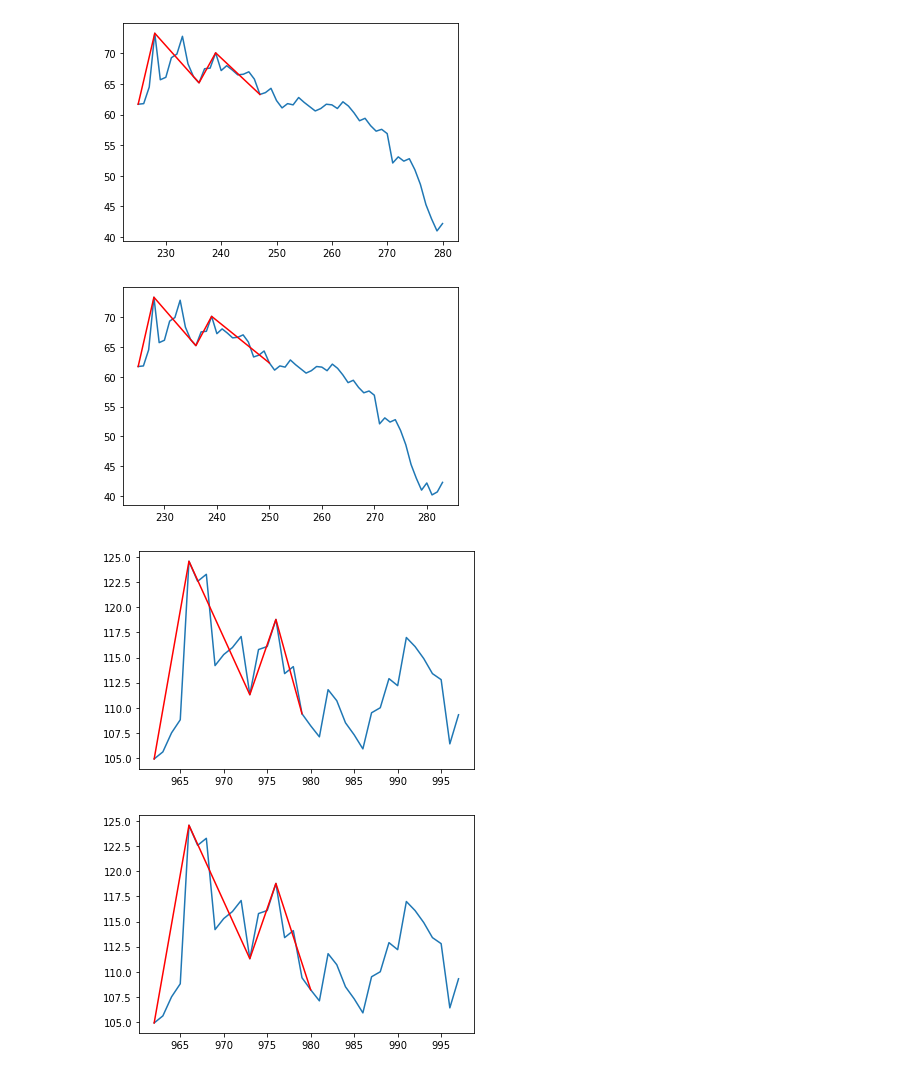
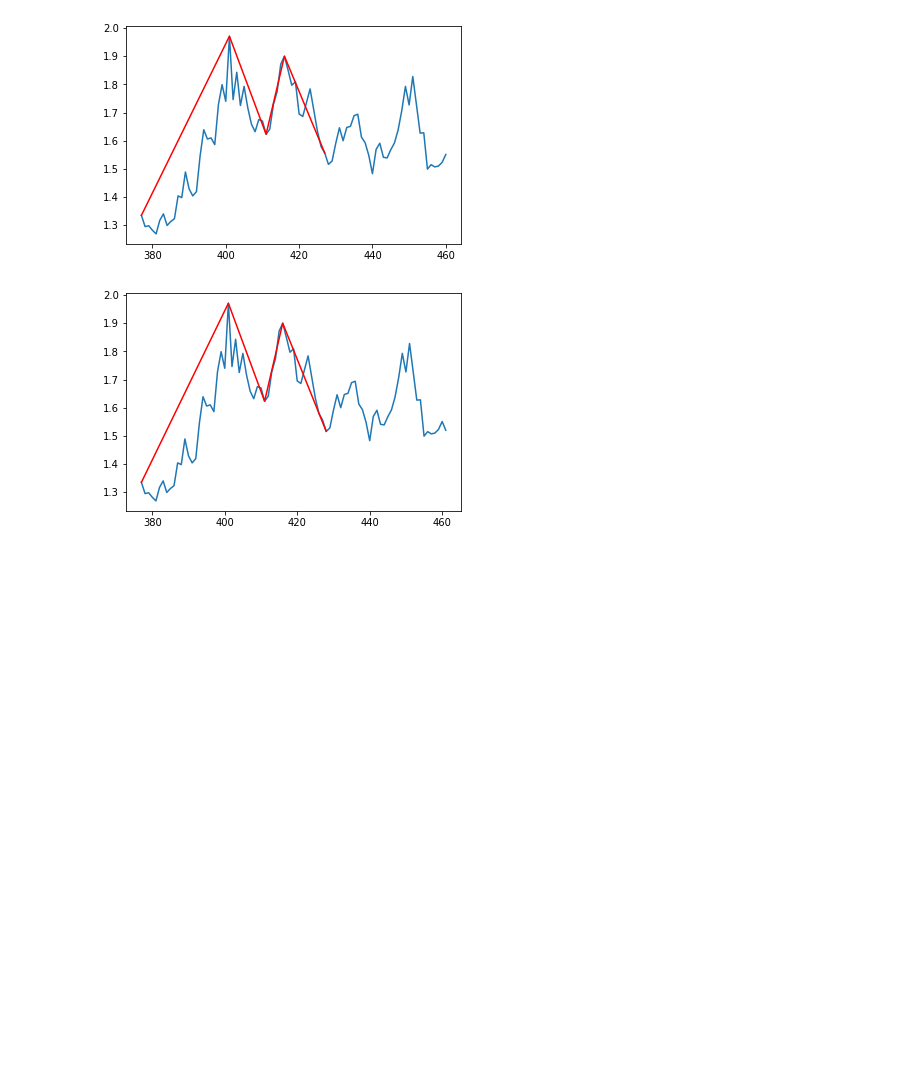
Before and after one commit to elcreek/work, a Jupyter notebook: harmonics.ipynb, the cells around one changed output. Drawn from its saved outputs; the diff is of its cells as text; code cells hidden in the pictures; blank space fills up the shorter version.

```diff
--- a/harmonics.ipynb
+++ b/harmonics.ipynb
@@ -10,6 +10,7 @@ import matplotlib.pyplot as plt
 def gartley():
 
     price = df.Close.copy()
+
 
     ertiyab = 0.1
 
@@ -56,14 +57,18 @@ def gartley():
 
                     # avoid index getting out of range
                     a=33 # how many candle after the pattern to be shown
-                    if i+a < 999:
-                        plt.plot(np.arange(start, i+a), price.values[start:i+a])
-                        plt.plot(current_idx, current_pat, c='r')
-                        plt.show()
-                    else:
-                        plt.plot(np.arange(start, 998), price.values[start:998])
-                        plt.plot(current_idx, current_pat, c='r')
-                        plt.show()
+
+                    # ValueError: x and y must have same first dimension, but have shapes
+                    if (len(np.arange(start, i+a)) == len(price.values[start:i+a])):
+
+                        if (i+a < 999):
+                            plt.plot(np.arange(start, i+a), price.values[start:i+a])
+                            plt.plot(current_idx, current_pat, c='r')
+                            plt.show()
+                        else:
+                            plt.plot(np.arange(start, 998), price.values[start:998])
+                            plt.plot(current_idx, current_pat, c='r')
+                            plt.show()
 # %%
 # # troubleshooting
 
@@ -125,17 +130,15 @@ def gartley():
 # %%
 # Test one pair
 
-df = pd.read_csv(f"C:\\Users\Grant\Desktop\work_git\work\data\\4h\BNXUSDT_4h.csv")
+df = pd.read_csv(f"C:\\Users\Grant\Desktop\work_git\work\data\\4h\ACAUSDT_4h.csv")
 
 df.Time = pd.to_datetime(df.Time, format='%Y.%m.%d %H:%M:%S.%f')
 df = df.set_index(df.Time)
 
 # price = df.Close.iloc[:500]
 # price = df.Close.copy()
 
 gartley()
 # %% [output]
-[figure, old version]
+[figure, new version]
-[figure, old version]
+[figure, new version]
-[figure, removed]
-[figure, removed]
```
Also changed, not shown: parts of 2 cells of this notebook.
